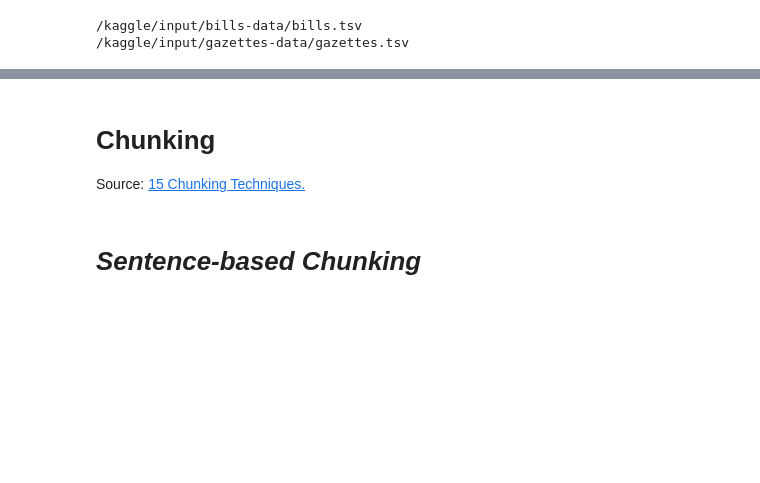
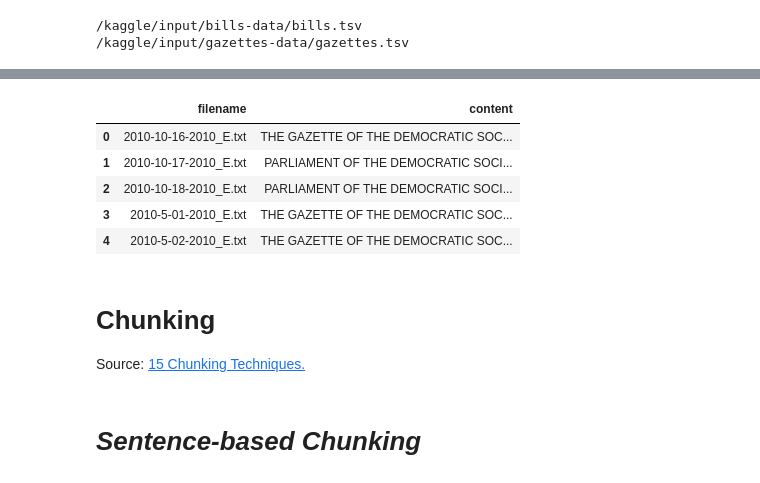
Before and after one commit to niduniDK/LegalAI, a Jupyter notebook: Notebooks/dsep-rag-comparison.ipynb, the cells around one changed output, grey strips where cells are left out. Cells and saved outputs as stored; diff of their text form; code cells hidden in the pictures; blank space fills up the shorter version.

```diff
--- a/Notebooks/dsep-rag-comparison.ipynb
+++ b/Notebooks/dsep-rag-comparison.ipynb
@@ -23,0 +156,10 @@ for dirname, _, filenames in os.walk('/kaggle/input'):
+# %%
+bills["content"] = bills["content"].map(preprocess_legal_document)
+bills.head()
+# %% [output]
+|  | filename | content |
+| 0 | 2010-10-16-2010_E.txt | THE GAZETTE OF THE DEMOCRATIC SOC... |
+| 1 | 2010-10-17-2010_E.txt | PARLIAMENT OF THE DEMOCRATIC SOCI... |
+| 2 | 2010-10-18-2010_E.txt | PARLIAMENT OF THE DEMOCRATIC SOCI... |
+| 3 | 2010-5-01-2010_E.txt | THE GAZETTE OF THE DEMOCRATIC SOC... |
+| 4 | 2010-5-02-2010_E.txt | THE GAZETTE OF THE DEMOCRATIC SOC... |
```
Also changed, not shown: parts of 31 cells of this notebook.
